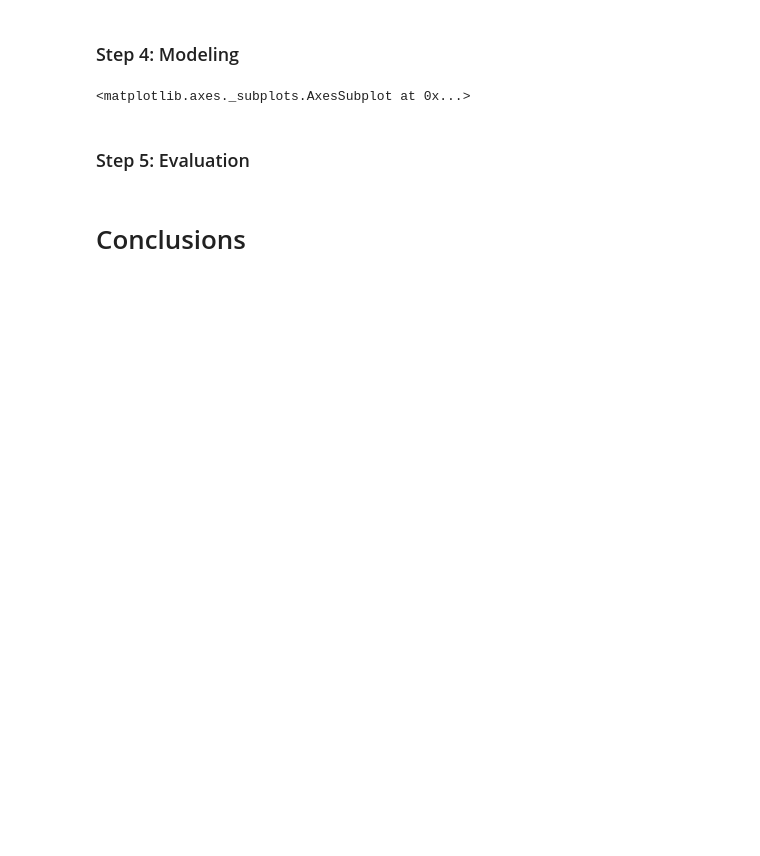
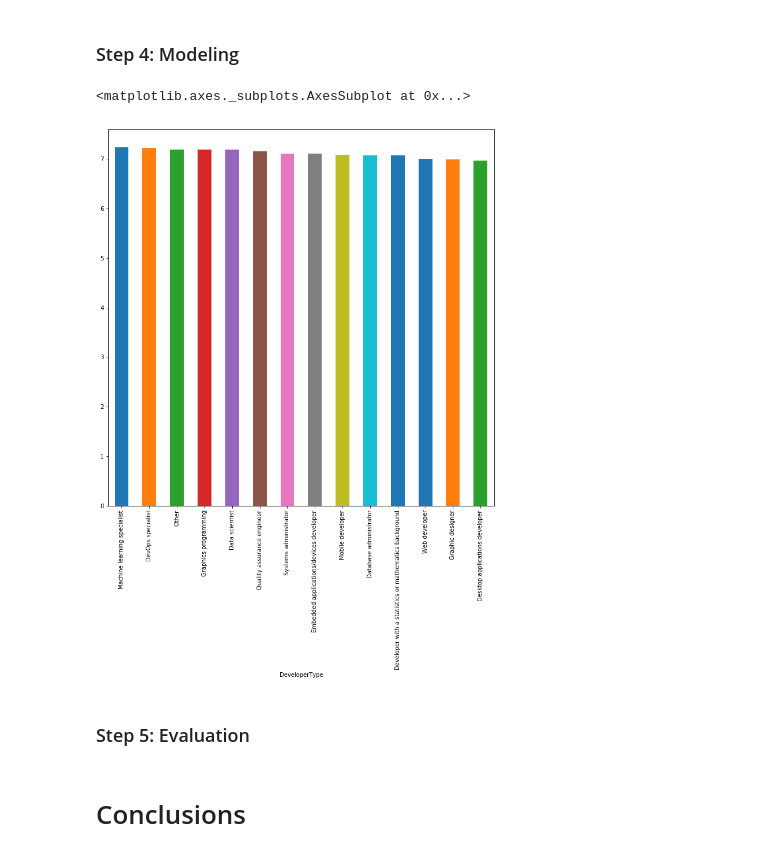
Before and after one commit to maryamghamdi/Write-A-Data-Science-Blog-Post, a Jupyter notebook: Project 4 Write A Data Science Blog Post.ipynb, the cells around one changed output. Drawn from its saved outputs; the diff is of its cells as text; code cells hidden in the pictures; blank space fills up the shorter version.

```diff
--- a/Project 4 Write A Data Science Blog Post.ipynb
+++ b/Project 4 Write A Data Science Blog Post.ipynb
@@ -295,0 +241,3 @@ df_3_forplot[:35].plot(kind="bar", figsize=(12,12))
+# %%
+df_3 = df[['DeveloperType','JobSatisfaction']]
+df_3.head(5)
@@ -295,0 +262,4 @@ df_3_forplot[:35].plot(kind="bar", figsize=(12,12))
+# %%
+# drop row with missing values
+df_3.dropna(subset=['DeveloperType','JobSatisfaction'], inplace=True)
+df_3.head()
@@ -295,0 +281,11 @@ df_3_forplot[:35].plot(kind="bar", figsize=(12,12))
+# %%
+# return list from series of comma-separated strings
+def chainer(s):
+    return list(chain.from_iterable(s.str.strip().str.split(';')))
+
+# calculate lengths of splits
+lens = df_3['DeveloperType'].str.split(';').map(len)
+
+# create new dataframe, repeating or chaining as appropriate
+df_3 = pd.DataFrame({'DeveloperType': chainer(df_3['DeveloperType']),
+                    'JobSatisfaction': np.repeat(df_3['JobSatisfaction'],lens)})
@@ -296,10 +317,11 @@ df_3_forplot[:35].plot(kind="bar", figsize=(12,12))
 # %% [markdown]
 ### Step 4: Modeling
 # %%
-df_3_forplot = df.groupby(['DeveloperType']).mean()['JobSatisfaction'].sort_values()
+df_3_forplot = df_3.groupby(['DeveloperType']).mean()['JobSatisfaction'].sort_values(ascending = False)
 df_3_forplot.plot(kind="bar", figsize=(12,12))
 # %% [output]
 <matplotlib.axes._subplots.AxesSubplot at 0x...>
+[figure, added]
 # %% [markdown]
 ### Step 5: Evaluation
 # %% [markdown]
```
Also changed, not shown: parts of 23 cells of this notebook.
